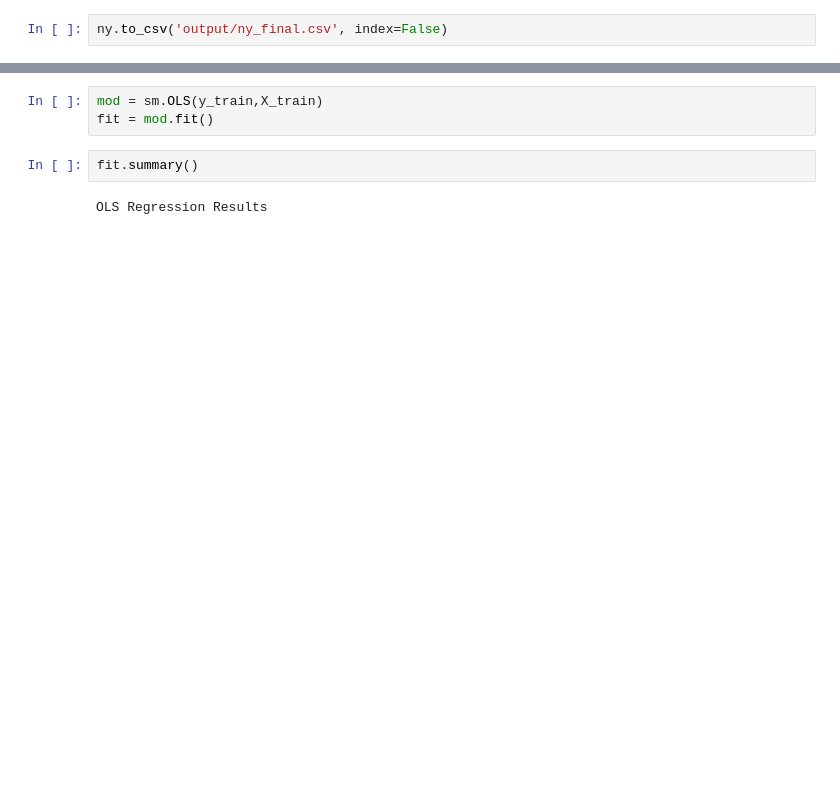
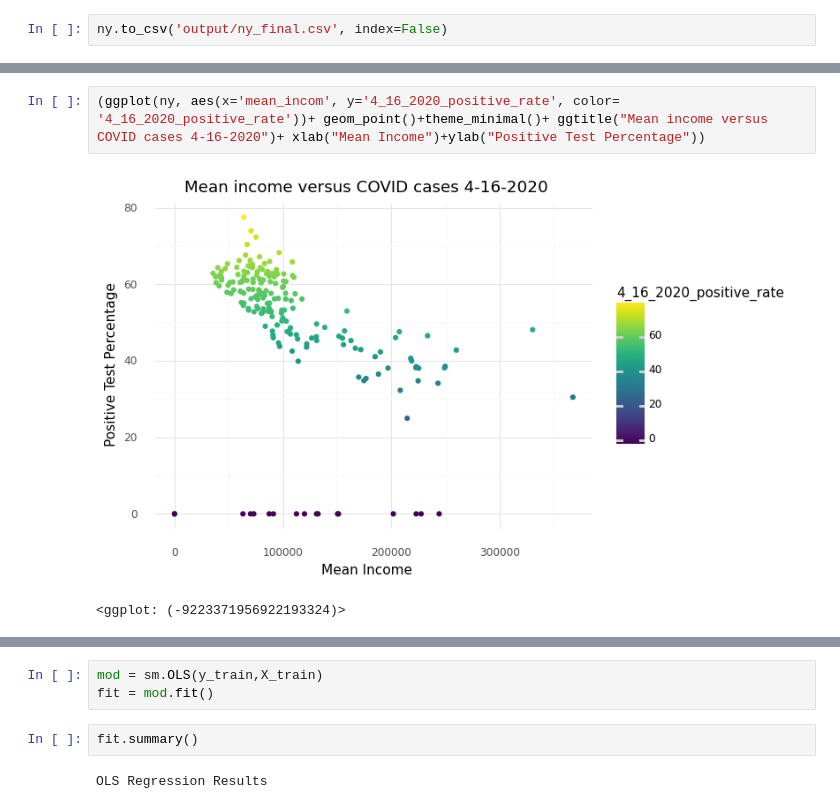
Before and after one commit to abechtel31/CPSC392-Final, a Jupyter notebook: covid.ipynb, the cells around one changed output, grey strips where cells are left out. Drawn from its saved outputs; the diff is of its cells as text; blank space fills up the shorter version.

```diff
--- a/covid.ipynb
+++ b/covid.ipynb
@@ -139,0 +158,5 @@ ny.to_csv('output/ny_final.csv', index=False)
+# %%
+(ggplot(ny, aes(x='mean_incom', y='4_16_2020_positive_rate', color= '4_16_2020_positive_rate'))+ geom_point()+theme_minimal()+ ggtitle("Mean income versus COVID cases 4-16-2020")+ xlab("Mean Income")+ylab("Positive Test Percentage"))
+# %% [output]
+[figure, added]
+<ggplot: (-9223371956922193324)>
```
Also changed, not shown: parts of 51 cells of this notebook, 2 other files.
